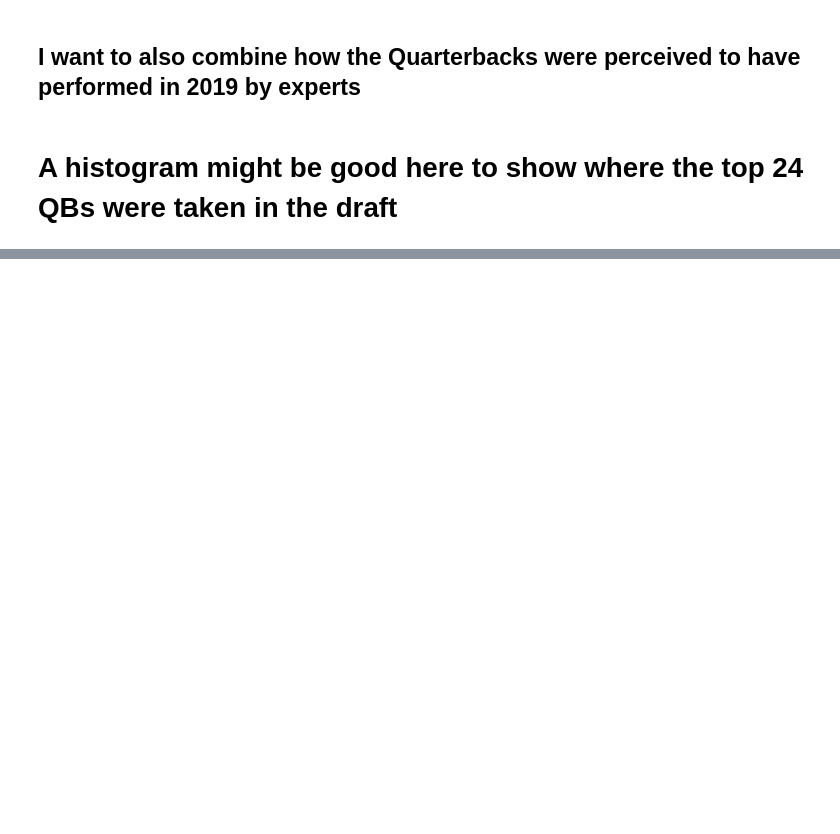
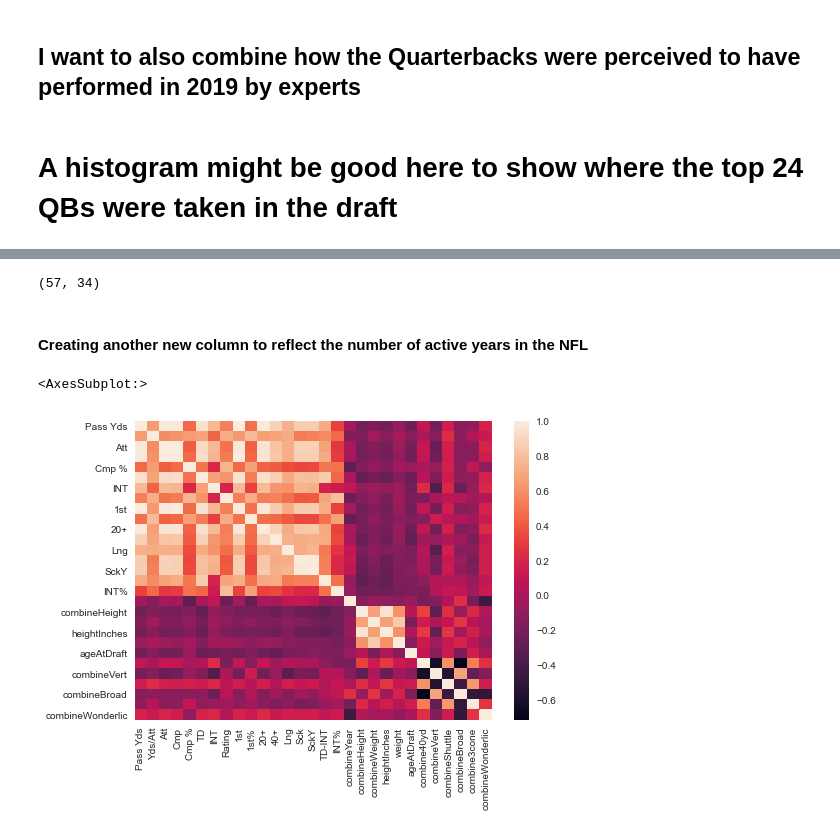
Before and after one commit to User7712/UCDPA_MarkCheesmore, a Jupyter notebook: QB_in_NFL_2019.ipynb, the cells around one changed output, grey strips where cells are left out. Saved outputs shown, nothing was run; the diff lists cells and outputs as text; code cells hidden in the pictures; blank space fills up the shorter version.

```diff
--- a/QB_in_NFL_2019.ipynb
+++ b/QB_in_NFL_2019.ipynb
@@ -706,0 +1013,2 @@ Page1
+# %%
+QB_combine_2019 = Passers_and_combine_2019[Passers_and_combine_2019['position'].isin(['QB'])]
@@ -706,0 +1041,17 @@ Page1
+# %%
+QB_combine_2019_reduced = QB_combine_2019.drop(['combineHand','combineArm','combineBench','combine60ydShuttle'], axis = 1, inplace=False)
+# %%
+QB_combine_2019_reduced.shape
+# %% [output]
+(57, 34)
+# %% [markdown]
+#### Creating another new column to reflect the number of active years in the NFL
+# %%
+QB_combine_2019_reduced['Experience'] = 2019 - QB_combine_2019_reduced['combineYear']
+# %%
+Significant = QB_combine_2019_reduced.corr()
+# %%
+sns.heatmap(Significant)
+# %% [output]
+<AxesSubplot:>
+[figure, added]
```
Also changed, not shown: parts of 88 cells of this notebook.
